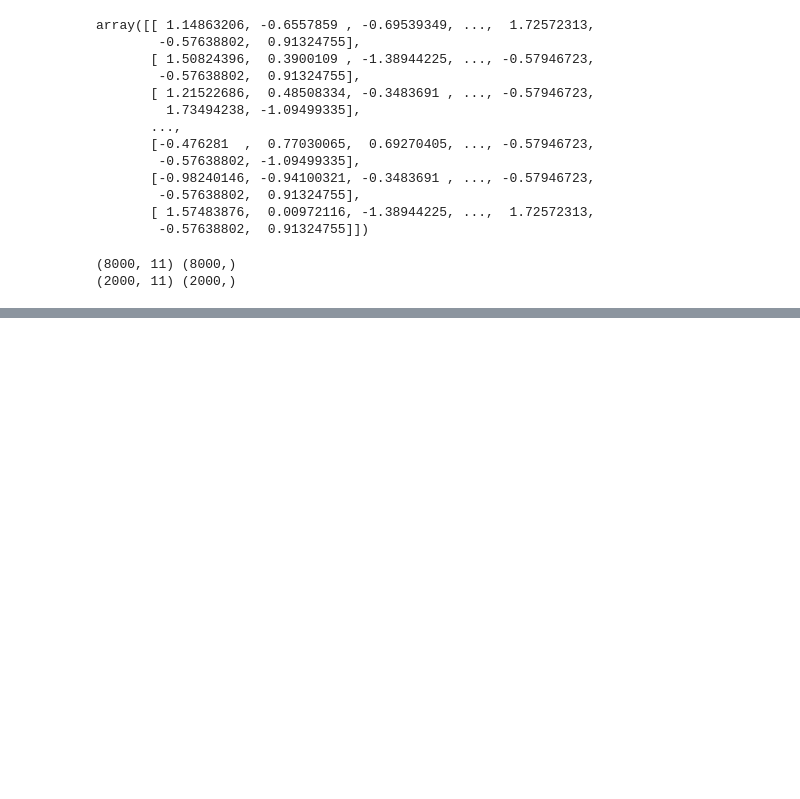
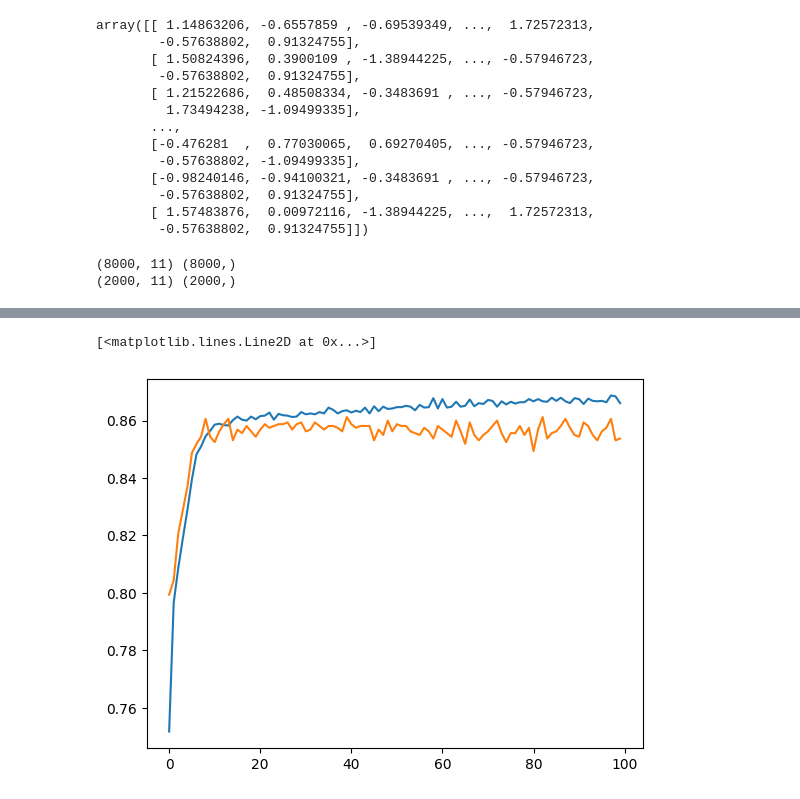
Before and after one commit to SandeepMuhal88/Deep_Learning_Concept, a Jupyter notebook: Deep_Learning_Model/Model_01.ipynb, the cells around one changed output, grey strips where cells are left out. Cells and saved outputs as stored; diff of their text form; code cells hidden in the pictures; blank space fills up the shorter version.

```diff
--- a/Deep_Learning_Model/Model_01.ipynb
+++ b/Deep_Learning_Model/Model_01.ipynb
@@ -191,0 +251,7 @@ model.compile(optimizer='adam', loss='binary_crossentropy', metrics=['accuracy']
+# %%
+plt.plot(history.history['accuracy'])
+plt.plot(history.history['val_accuracy'])
+plt.title('model accuracy')
+# %% [output]
+[<matplotlib.lines.Line2D at 0x...>]
+[figure, added]
```
Also changed, not shown: parts of 11 cells of this notebook.
